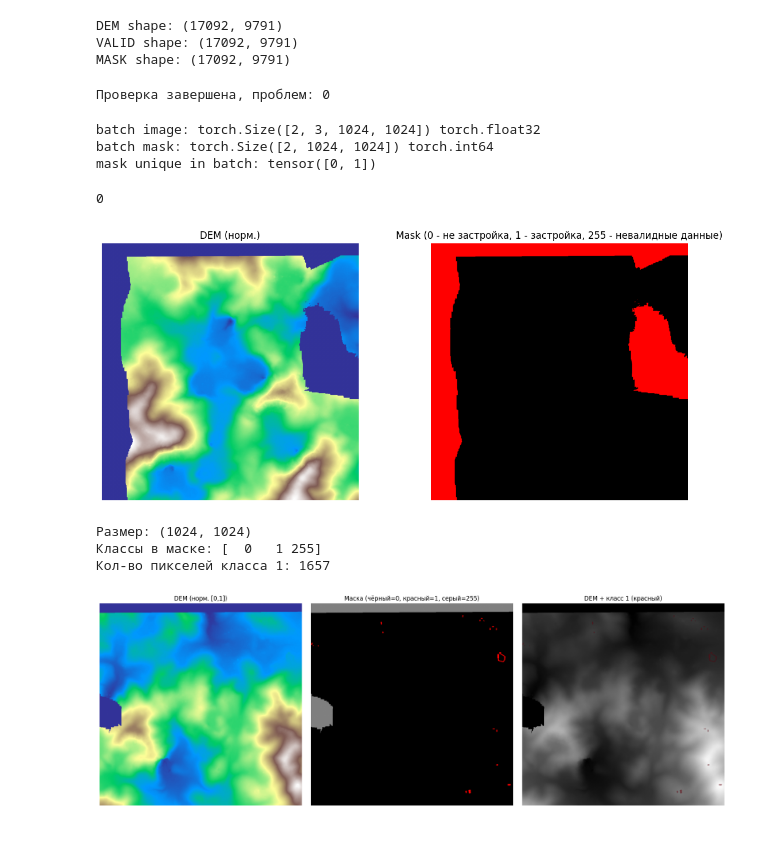
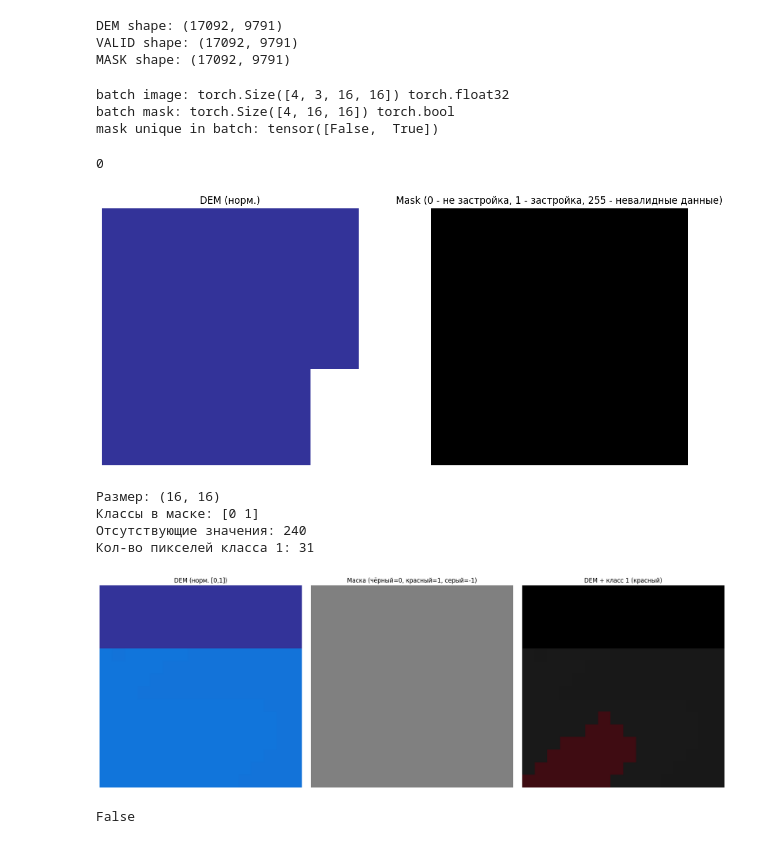
Before and after one commit to kitnew/lidar-archaeology-segmentation, a Jupyter notebook: src/datasets/dataset.ipynb, the cells around one changed output. Saved outputs shown, nothing was run; the diff lists cells and outputs as text; code cells hidden in the pictures.

```diff
--- a/src/datasets/dataset.ipynb
+++ b/src/datasets/dataset.ipynb
@@ -6,16 +1,14 @@ True
 # %%
-from dem_dataset import DEMTilesDataset
+from datasets.dem_dataset import DEMTilesDataset
 
-dem_path = "/home/nikitachernysh/storage/Projects/lidar-archaeology-segmentation/data/raw/DEM.npz"
+dem_path = "/home/nikitachernysh/storage/Projects/lidar-archaeology-segmentation/data/processed/DEM_normalized.npz"
 mask_path = "/home/nikitachernysh/storage/Projects/lidar-archaeology-segmentation/data/raw/Mounds_raster_mask_opened_closed.npy"
 
 # Create dataset
 dataset = DEMTilesDataset(
     dem_path=dem_path,
     mask_path=mask_path,
-    tile_size=1024,
-    stride=512
+    tile_size=16,
+    stride=8
 )
-
-next(iter(dataset))
 # %% [output]
@@ -76,49 +60,19 @@ assert dem.shape == valid.shape == labels_arr.shape, "Размеры DEM/valid/m
 DEM shape: (17092, 9791)
 VALID shape: (17092, 9791)
 MASK shape: (17092, 9791)
-# %%
-def check_many(dataset, n=16):
-    issues = 0
-    for i in range(min(n, len(dataset))):
-        s = dataset[i]
-        img, mask = s["image"], s["mask"]
-        if img.shape[0] != 3:
-            print(f"[{i}] Некорр. каналов: {img.shape}")
-            issues += 1
-        if img.dtype != torch.float32:
-            print(f"[{i}] Некорр. dtype image: {img.dtype}")
-            issues += 1
-        if mask.dtype != torch.int64:
-            print(f"[{i}] Некорр. dtype mask: {mask.dtype}")
-            issues += 1
-        u = torch.unique(mask)
-        if not torch.all(torch.isin(u, torch.tensor([0,1,255], dtype=torch.long))):
-            print(f"[{i}] Неожиданные значения маски: {u}")
-            issues += 1
-        if torch.isnan(img).any():
-            print(f"[{i}] NaN в image")
-            issues += 1
-        if img.min() < -1e-4 or img.max() > 1.0001:
-            print(f"[{i}] image вне [0,1]: min={img.min().item()} max={img.max().item()}")
-            # не обязательно критично, но стоит знать
-    print("Проверка завершена, проблем:", issues)
-
-check_many(dataset, n=32)
-# %% [output]
-Проверка завершена, проблем: 0
 # %%
 from torch.utils.data import DataLoader
 
-loader = DataLoader(dataset, batch_size=2, shuffle=True, num_workers=0)  # начните с 0, чтобы проще дебажить
+loader = DataLoader(dataset, batch_size=4, shuffle=False, num_workers=0)  # начните с 0, чтобы проще дебажить
 batch = next(iter(loader))
-imgs, masks = batch["image"], batch["mask"]
+imgs, masks = batch["dem"].float(), batch["valid"].bool()
 print("batch image:", imgs.shape, imgs.dtype)  # (B, 3, T, T)
 print("batch mask:", masks.shape, masks.dtype) # (B, T, T)
 print("mask unique in batch:", torch.unique(masks))
 # %% [output]
-batch image: torch.Size([2, 3, 1024, 1024]) torch.float32
-batch mask: torch.Size([2, 1024, 1024]) torch.int64
-mask unique in batch: tensor([0, 1])
+batch image: torch.Size([4, 3, 16, 16]) torch.float32
+batch mask: torch.Size([4, 16, 16]) torch.bool
+mask unique in batch: tensor([False,  True])
 # %%
 import matplotlib.pyplot as plt
 import numpy as np
@@ -126,7 +80,7 @@ from matplotlib.colors import ListedColormap
 
 k = 0
 s = dataset[k]
-img = s["image"].numpy()  # (3, T, T)
+img = s["dem"].numpy()  # (3, T, T)
 mask = s["mask"].numpy()  # (T, T)
 print(np.count_nonzero(mask == 1))
 
@@ -149,7 +103,7 @@ plt.tight_layout()
 plt.show()
 # %% [output]
 0
-[figure, old version]
+[figure, new version]
 # %%
 import matplotlib.pyplot as plt
 import numpy as np
@@ -169,41 +123,48 @@ def plot_sample(img, mask, alpha=0.5):
     ax1.imshow(img[0], cmap="terrain", vmin=0, vmax=1)
     ax1.set_title("DEM (норм. [0,1])")
     ax1.axis("off")
 
     # 2. Только маска
     cmap_mask = mcolors.ListedColormap(['black', 'red', 'gray'])
-    bounds = [-1, 0.5, 1.5, 256]  # 0, 1, 255
+    bounds = [-1, 0, 1]
     norm = mcolors.BoundaryNorm(bounds, cmap_mask.N)
     im = ax2.imshow(mask, cmap=cmap_mask, norm=norm)
-    ax2.set_title("Маска (чёрный=0, красный=1, серый=255)")
+    ax2.set_title("Маска (чёрный=0, красный=1, серый=-1)")
     ax2.axis("off")
 
     # 3. DEM + маска (только класс 1)
     ax3.imshow(img[0], cmap="gray", vmin=0, vmax=1)
     mask_vis = np.ma.masked_where(mask != 1, mask)
     ax3.imshow(mask_vis, cmap="Reds", alpha=alpha, vmin=0, vmax=1)
     ax3.set_title("DEM + класс 1 (красный)")
     ax3.axis("off")
 
     plt.tight_layout()
     plt.show()
 
 # Пример использования
-k = 2
+k = 633
 s = dataset[k]
-img = s["image"].numpy()  # (3, T, T)
+img = s["dem"].numpy()  # (3, T, T)
 mask = s["mask"].numpy()  # (T, T)
 
 print(f"Размер: {mask.shape}")
 print(f"Классы в маске: {np.unique(mask)}")
+print(f"Отсутствующие значения: {np.count_nonzero(img == -1)}")
 print(f"Кол-во пикселей класса 1: {np.count_nonzero(mask == 1)}")
 
 plot_sample(img, mask)
 # %% [output]
-Размер: (1024, 1024)
-Классы в маске: [  0   1 255]
-Кол-во пикселей класса 1: 1657
+Размер: (16, 16)
+Классы в маске: [0 1]
+Отсутствующие значения: 240
+Кол-во пикселей класса 1: 31
-[figure, old version]
+[figure, new version]
+# %%
+gj = dataset[633]["mask"].numpy()
+print(1 not in np.unique(gj))
+# %% [output]
+False
 # %%
 import numpy as np
 from collections import Counter
```
Also changed, not shown: parts of 10 cells of this notebook, 5 other files.
